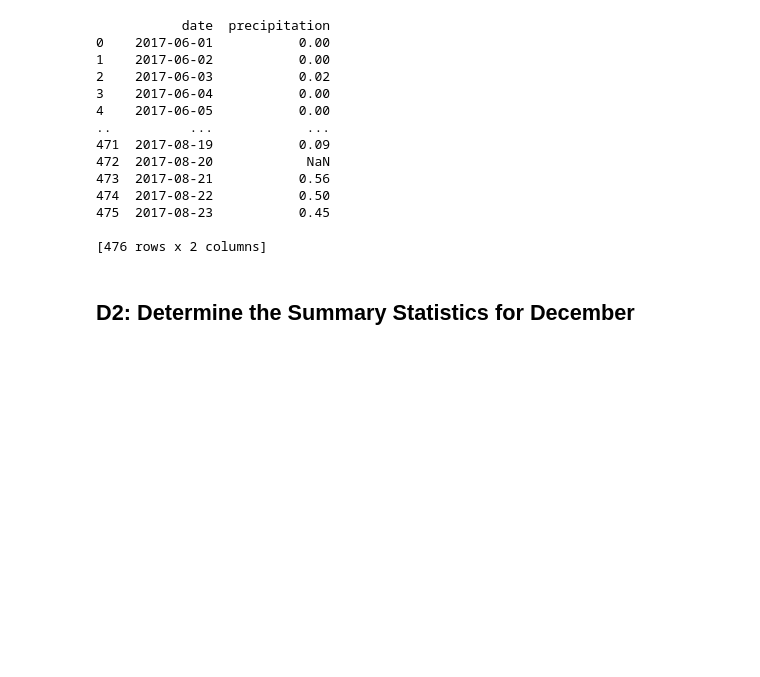
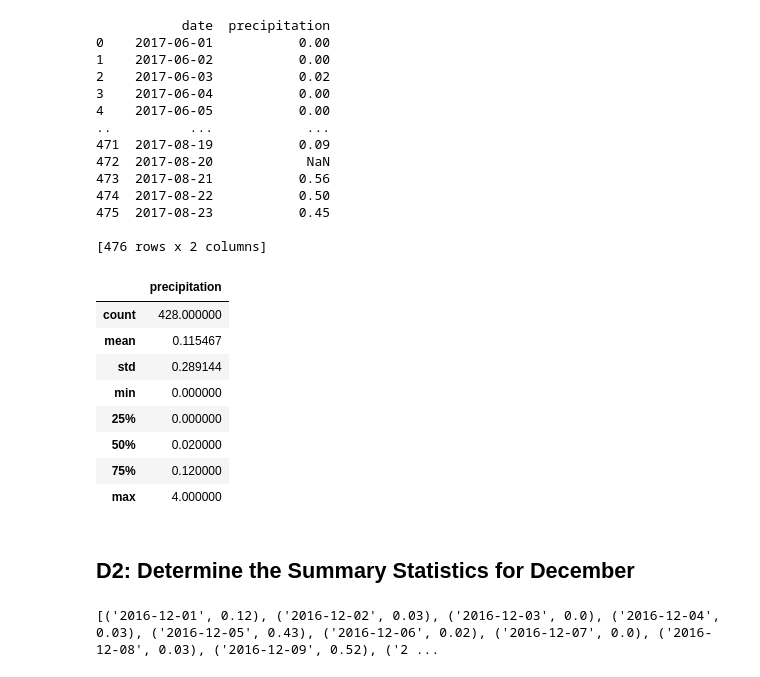
Before and after one commit to rindneremily/surfs_up, a Jupyter notebook: SurfsUp_Challenge.ipynb, the cells around one changed output. Saved outputs shown, nothing was run; the diff lists cells and outputs as text; code cells hidden in the pictures; blank space fills up the shorter version.

```diff
--- a/SurfsUp_Challenge.ipynb
+++ b/SurfsUp_Challenge.ipynb
@@ -34,13 +34,13 @@ june_temp = dt.date(2017, 6, 30) - dt.timedelta(days=29)
 results = []
 # %%
 #  3. Convert the June temperatures to a list.
-results = session.query(Measurement.date, Measurement.prcp).filter(Measurement.date >= june_temp).all()
-print(results)
+june_results = session.query(Measurement.date, Measurement.prcp).filter(Measurement.date >= june_temp).all()
+print(june_results)
 # %% [output]
 [('2017-06-01', 0.0), ('2017-06-02', 0.0), ('2017-06-03', 0.02), ('2017-06-04', 0.0), ('2017-06-05', 0.0), ('2017-06-06', 0.0), ('2017-06-07', 0.0), ('2017-06-08', 0.0), ('2017-06-09', 0.0), ('2017-06 ...
 # %%
 # 4. Create a DataFrame from the list of temperatures for the month of June.
-df = pd.DataFrame(results, columns=['date','precipitation'])
+df = pd.DataFrame(june_results, columns=['date','precipitation'])
 print(df)
 # %% [output]
            date  precipitation
@@ -59,6 +59,17 @@ print(df)
 [476 rows x 2 columns]
 # %%
 # 5. Calculate and print out the summary statistics for the June temperature DataFrame.
+df.describe()
+# %% [output]
+|  | precipitation |
+| count | 428.000000 |
+| mean | 0.115467 |
+| std | 0.289144 |
+| min | 0.000000 |
+| 25% | 0.000000 |
+| 50% | 0.020000 |
+| 75% | 0.120000 |
+| max | 4.000000 |
 # %% [markdown]
 ## D2: Determine the Summary Statistics for December
 # %%
@@ -66,4 +83,8 @@ print(df)
 # %%
 # 7. Convert the December temperatures to a list.
+dec_results = session.query(Measurement.date, Measurement.prcp).filter(Measurement.date >= dec_temp).all()
+print(dec_results)
+# %% [output]
+[('2016-12-01', 0.12), ('2016-12-02', 0.03), ('2016-12-03', 0.0), ('2016-12-04', 0.03), ('2016-12-05', 0.43), ('2016-12-06', 0.02), ('2016-12-07', 0.0), ('2016-12-08', 0.03), ('2016-12-09', 0.52), ('2 ...
 # %%
 # 8. Create a DataFrame from the list of temperatures for the month of December.
```
Also changed, not shown: parts of 3 cells of this notebook, 1 other file.
